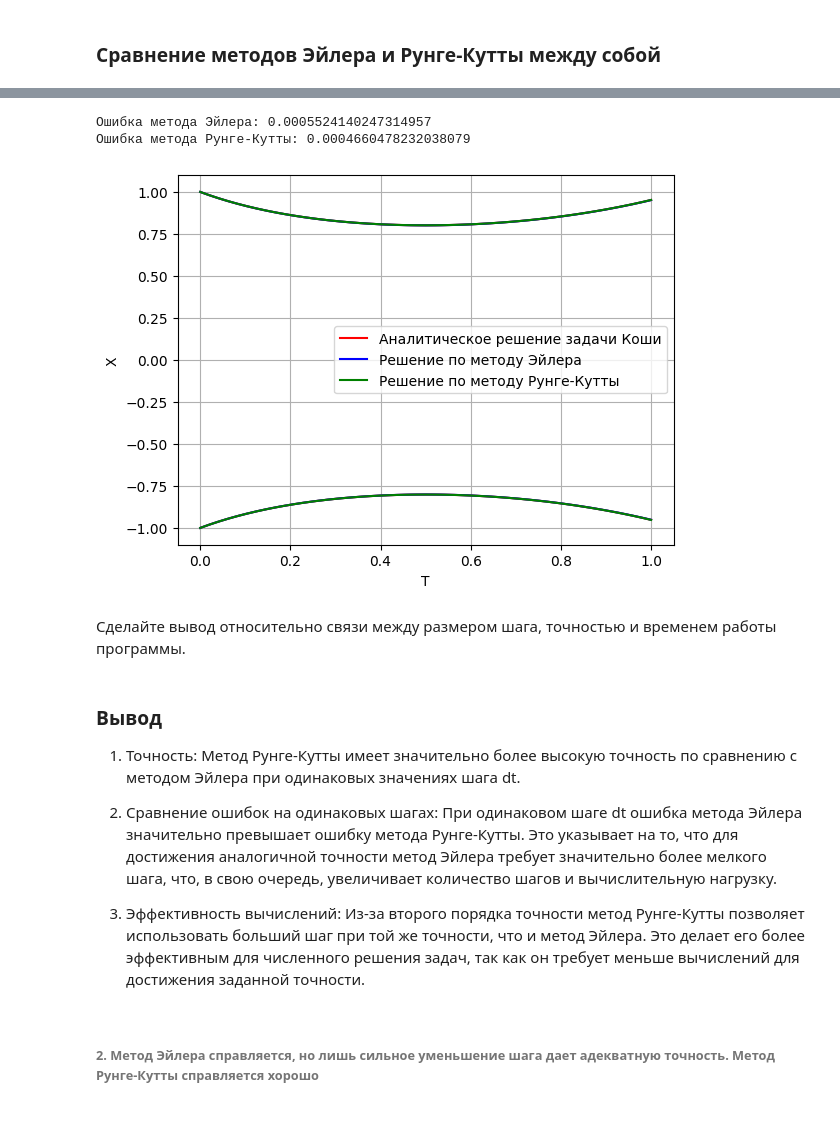
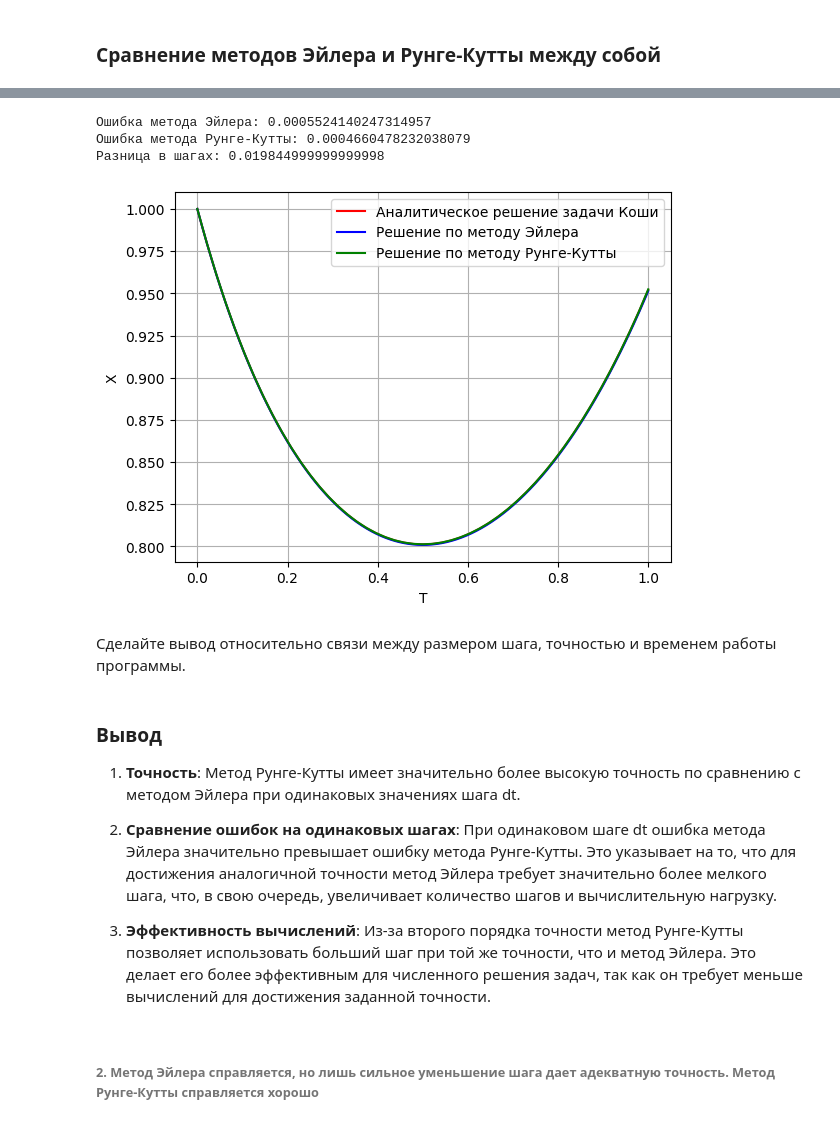
Before and after one commit to dimassolovev/differential-equations, a Jupyter notebook: lab_1.ipynb, the cells around one changed output, grey strips where cells are left out. Saved outputs shown, nothing was run; the diff lists cells and outputs as text; code cells hidden in the pictures.

```diff
--- a/lab_1.ipynb
+++ b/lab_1.ipynb
@@ -276,8 +273,7 @@ def f(t,x):
 '''
 
 def phi(t):
-    phi_value = np.sqrt(np.exp(t ** 2) / (2 * t + 1))
-    return -phi_value, phi_value
+    return np.sqrt(np.exp(t ** 2) / (2 * t + 1))
 # %% [markdown]
 Проведите **анализ** относительно связи величины шага $h$, метода и получившейся ошибки.
 
@@ -296,15 +292,7 @@ def phi(t):
 def plot_func(t_array, func, color, description):
     t = np.linspace(t_array[0], t_array[1], 100)
     func_values = func(t)
-    if isinstance(func_values, tuple):
-        for i, val in enumerate(func_values):
-            if i == 0 and description is not None:
-                plt.plot(t, val, label=description, color=color)
-            else:
-                plt.plot(t, val, color=color)
-    else:
-        plt.plot(t, func_values, label=description, color=color)
-
+    plt.plot(t, func_values, label=description, color=color)
     plt.xlabel("T")
     plt.ylabel("X")
     plt.legend()
@@ -453,41 +428,39 @@ plot_func(t_segment, phi, "red", "Aналитическое решение за
 # %%
 '''
 Разница в шагах при (приблизительно) одинаковой ошибке
 '''
 
 t_segment = [0, 1]
 x_0 = [1]
 
 euler_dt = 0.001
 runge_kutta_dt = 0.020845
+
 runge_kutta_t, runge_kutta_x = Runge_Kutta_method(f, t_segment, x_0, runge_kutta_dt)
-negative_runge_kutta_x = list(map(lambda el: -el, runge_kutta_x))
 euler_t, euler_x = Euler_method(f, t_segment, x_0, euler_dt)
-negative_euler_x = list(map(lambda el: -el, euler_x))
 
-print(f"\nОшибка метода Эйлера: {abs(phi(t_segment[-1])[1] - euler_x[-1][0])}"
-      f"\nОшибка метода Рунге-Кутты: {abs(phi(t_segment[-1])[1] - runge_kutta_x[-1][0])}")
+print(f"\nОшибка метода Эйлера: {abs(phi(t_segment[-1]) - euler_x[-1][0])}"
+      f"\nОшибка метода Рунге-Кутты: {abs(phi(t_segment[-1]) - runge_kutta_x[-1][0])}"
+      f"\nРазница в шагах: {abs(euler_dt - runge_kutta_dt)}")
 
 plot_func(t_segment, phi, "red", "Aналитическое решение задачи Коши")
-plot_arr(euler_t, negative_euler_x, "blue", None)
 plot_arr(euler_t, euler_x, "blue", "Решение по методу Эйлера")
-plot_arr(runge_kutta_t, negative_runge_kutta_x, "green", None)
 plot_arr(runge_kutta_t, runge_kutta_x, "green", "Решение по методу Рунге-Кутты")
 # %% [output]
 Ошибка метода Эйлера: 0.0005524140247314957
 Ошибка метода Рунге-Кутты: 0.0004660478232038079
+Разница в шагах: 0.019844999999999998
-[figure, old version]
+[figure, new version]
 # %% [markdown]
 
 Сделайте вывод относительно связи между размером шага, точностью и временем работы программы.
 # %% [markdown]
 ### Вывод
-1. Точность: Метод Рунге-Кутты имеет значительно более высокую точность по сравнению с методом Эйлера при одинаковых значениях шага dt.
+1. **Точность**: Метод Рунге-Кутты имеет значительно более высокую точность по сравнению с методом Эйлера при одинаковых значениях шага dt.
 
-2. Сравнение ошибок на одинаковых шагах: При одинаковом шаге dt ошибка метода Эйлера значительно превышает ошибку метода Рунге-Кутты.
-Это указывает на то, что для достижения аналогичной точности метод Эйлера требует значительно более мелкого шага, что, в свою очередь, увеличивает количество шагов и вычислительную нагрузку.
+2. **Сравнение ошибок на одинаковых шагах**: При одинаковом шаге dt ошибка метода Эйлера значительно превышает ошибку метода Рунге-Кутты. Это указывает на то, что для достижения аналогичной точности метод Эйлера требует значительно более мелкого шага, что, в свою очередь, увеличивает количество шагов и вычислительную нагрузку.
 
-3. Эффективность вычислений: Из-за второго порядка точности метод Рунге-Кутты позволяет использовать больший шаг при той же точности, что и метод Эйлера. Это делает его более эффективным для численного решения задач, так как он требует меньше вычислений для достижения заданной точности.
+3. **Эффективность вычислений**: Из-за второго порядка точности метод Рунге-Кутты позволяет использовать больший шаг при той же точности, что и метод Эйлера. Это делает его более эффективным для численного решения задач, так как он требует меньше вычислений для достижения заданной точности.
 # %% [markdown]
 ###### 2. Метод Эйлера справляется, но лишь сильное уменьшение шага дает адекватную точность. Метод Рунге-Кутты справляется хорошо
 # %% [markdown]
```
Also changed, not shown: parts of 10 cells of this notebook.
